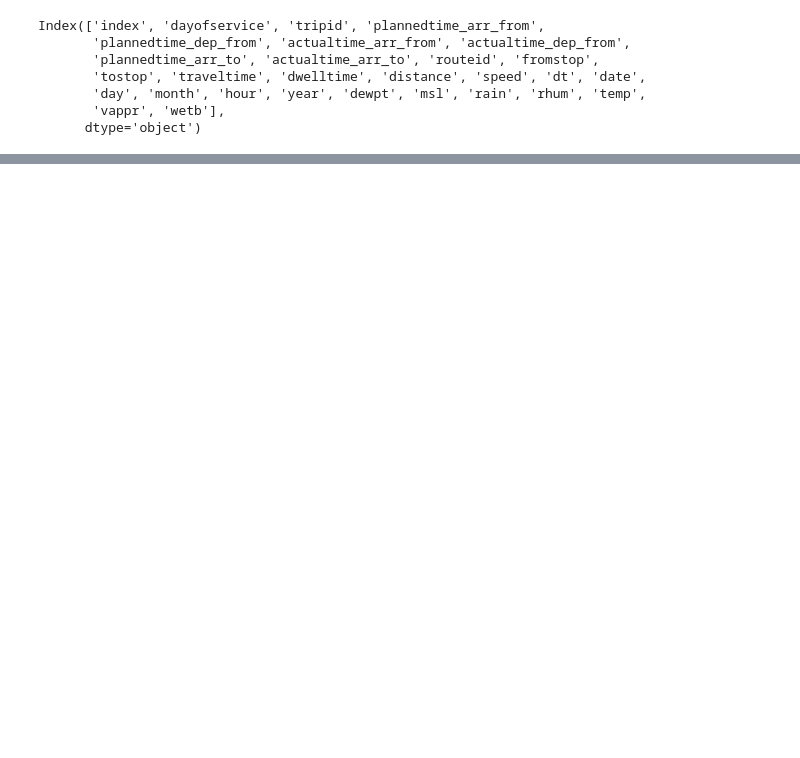
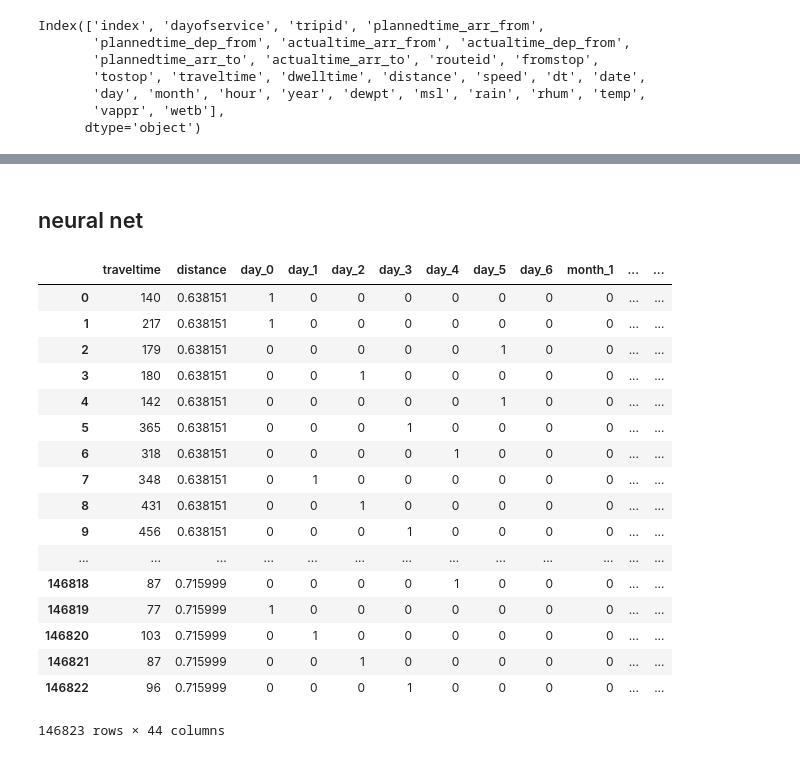
Before and after one commit to Manjunathsk92/dublinbikesanalysis, a Jupyter notebook: notebooks/explorations/More clustering.ipynb, the cells around one changed output, grey strips where cells are left out. Cells and saved outputs as stored; diff of their text form; code cells hidden in the pictures; blank space fills up the shorter version.

```diff
--- a/notebooks/explorations/More clustering.ipynb
+++ b/notebooks/explorations/More clustering.ipynb
@@ -448,0 +580,42 @@ percentage_errors.mean()
+# %% [markdown]
+## neural net
+# %%
+from sklearn import preprocessing
+min_max_scaler = preprocessing.MinMaxScaler()
+np_scaled = min_max_scaler.fit_transform(gf[['dewpt', 'msl', 'rain', 'rhum', 'temp',
+       'vappr', 'wetb','traveltime','distance']])
+df_normalized = pd.DataFrame(np_scaled,columns=['dewpt', 'msl', 'rain', 'rhum', 'temp',
+       'vappr', 'wetb','traveltime','distance'],)
+# %%
+df_normalized=df_normalized.reset_index(drop=True)
+# %%
+hf = gf[['traveltime','distance','day_0', 'day_1', 'day_2', 'day_3', 'day_4', 'day_5',
+       'day_6', 'month_1', 'month_2', 'month_3', 'month_4', 'month_5',
+       'month_6', 'hour_4', 'hour_5', 'hour_6', 'hour_7', 'hour_8', 'hour_9',
+       'hour_10', 'hour_11', 'hour_12', 'hour_13', 'hour_14', 'hour_15',
+       'hour_16', 'hour_17', 'hour_18', 'hour_19', 'hour_20', 'hour_21',
+       'hour_22', 'hour_23']]
+hf = hf.reset_index(drop=True)
+# %%
+final_df = pd.concat([hf,df_normalized],axis=1)
+# %%
+final_df
+# %% [output]
+|  | traveltime | distance | day_0 | day_1 | day_2 | day_3 | day_4 | day_5 | day_6 | month_1 | ... | ... |
+| 0 | 140 | 0.638151 | 1 | 0 | 0 | 0 | 0 | 0 | 0 | 0 | ... | ... |
+| 1 | 217 | 0.638151 | 1 | 0 | 0 | 0 | 0 | 0 | 0 | 0 | ... | ... |
+| 2 | 179 | 0.638151 | 0 | 0 | 0 | 0 | 0 | 1 | 0 | 0 | ... | ... |
+| 3 | 180 | 0.638151 | 0 | 0 | 1 | 0 | 0 | 0 | 0 | 0 | ... | ... |
+| 4 | 142 | 0.638151 | 0 | 0 | 0 | 0 | 0 | 1 | 0 | 0 | ... | ... |
+| 5 | 365 | 0.638151 | 0 | 0 | 0 | 1 | 0 | 0 | 0 | 0 | ... | ... |
+| 6 | 318 | 0.638151 | 0 | 0 | 0 | 0 | 1 | 0 | 0 | 0 | ... | ... |
+| 7 | 348 | 0.638151 | 0 | 1 | 0 | 0 | 0 | 0 | 0 | 0 | ... | ... |
+| 8 | 431 | 0.638151 | 0 | 0 | 1 | 0 | 0 | 0 | 0 | 0 | ... | ... |
+| 9 | 456 | 0.638151 | 0 | 0 | 0 | 1 | 0 | 0 | 0 | 0 | ... | ... |
+| ... | ... | ... | ... | ... | ... | ... | ... | ... | ... | ... | ... | ... |
+| 146818 | 87 | 0.715999 | 0 | 0 | 0 | 0 | 1 | 0 | 0 | 0 | ... | ... |
+| 146819 | 77 | 0.715999 | 1 | 0 | 0 | 0 | 0 | 0 | 0 | 0 | ... | ... |
+| 146820 | 103 | 0.715999 | 0 | 1 | 0 | 0 | 0 | 0 | 0 | 0 | ... | ... |
+| 146821 | 87 | 0.715999 | 0 | 0 | 1 | 0 | 0 | 0 | 0 | 0 | ... | ... |
+| 146822 | 96 | 0.715999 | 0 | 0 | 0 | 1 | 0 | 0 | 0 | 0 | ... | ... |
+146823 rows × 44 columns
```
Also changed, not shown: parts of 48 cells of this notebook, 5 other files.
